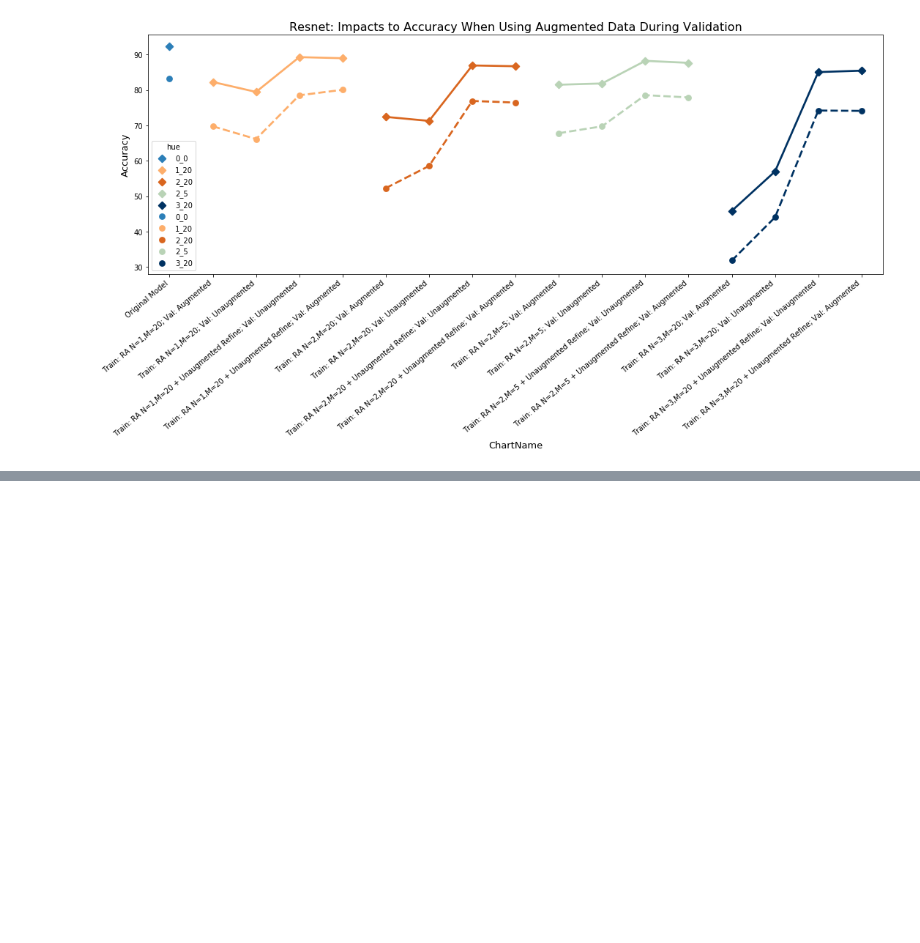
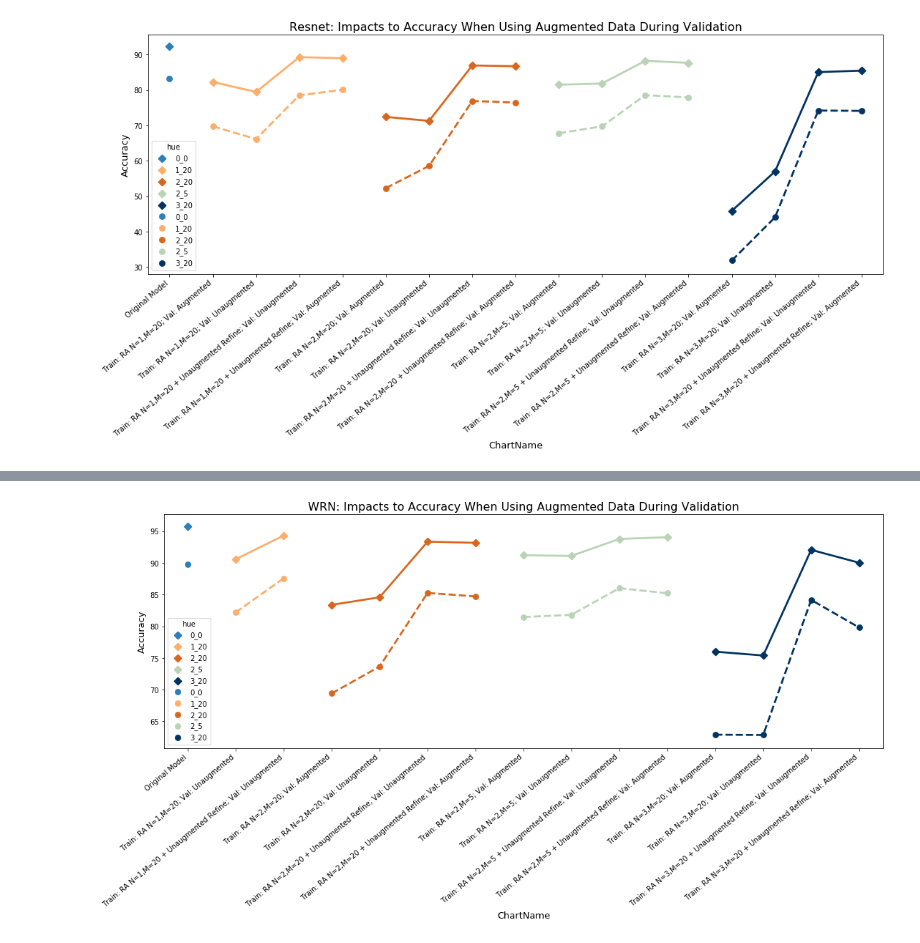
Before and after one commit to danzisar/w210-capstone, a Jupyter notebook: analysis/AugmentationValidationAnalysis.ipynb, the cells around one changed output, grey strips where cells are left out. Saved outputs shown, nothing was run; the diff lists cells and outputs as text; code cells hidden in the pictures; blank space fills up the shorter version.

```diff
--- a/analysis/AugmentationValidationAnalysis.ipynb
+++ b/analysis/AugmentationValidationAnalysis.ipynb
@@ -218,0 +251,4 @@ plot_acc_results("Resnet", df_resnet)
+# %%
+plot_acc_results("WRN", df_wrn)
+# %% [output]
+[figure, added]
```
Also changed, not shown: parts of 9 cells of this notebook.
